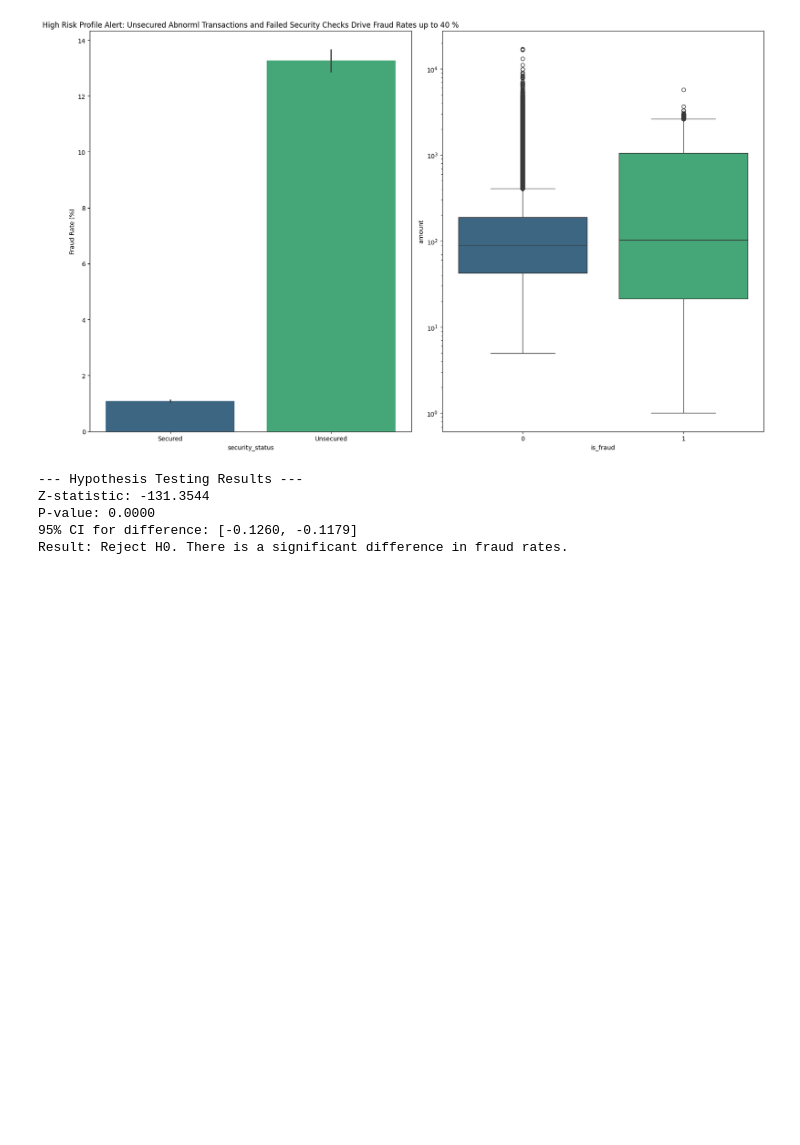
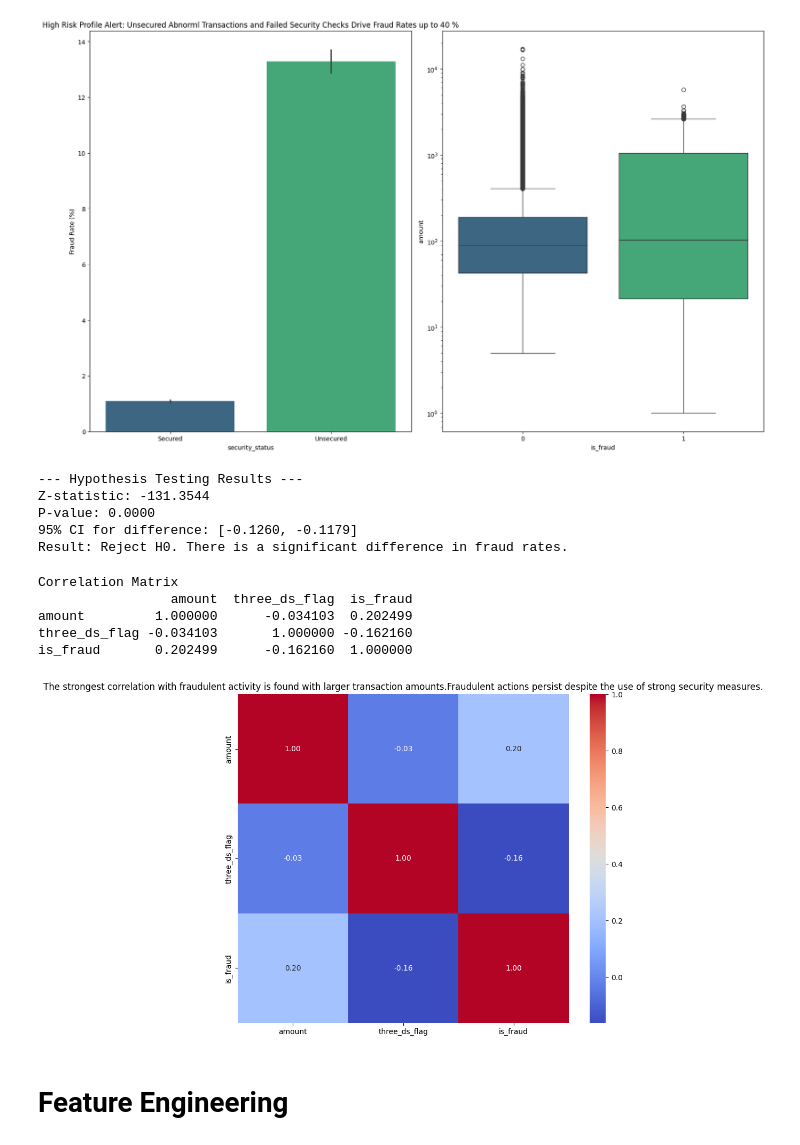
Before and after one commit to Naveengupta2006/Ecommerce-Fraud-Detection, a Jupyter notebook: Fraud_Detection_Analysis.ipynb, the cells around one changed output. Cells and saved outputs as stored; diff of their text form; code cells hidden in the pictures; blank space fills up the shorter version.

```diff
--- a/Fraud_Detection_Analysis.ipynb
+++ b/Fraud_Detection_Analysis.ipynb
@@ -745,3 +740,27 @@ Z-statistic: -131.3544
 P-value: 0.0000
 95% CI for difference: [-0.1260, -0.1179]
 Result: Reject H0. There is a significant difference in fraud rates.
+# %%
+# Create the list for correlaion check
+corr = ['amount','three_ds_flag','is_fraud']
+
+# calculation correlation
+correlation_matrix = df[corr].corr()
+
+print("Correlation Matrix")
+print(correlation_matrix)
+
+# Visualize the Relationship
+plt.figure(figsize=(10,8))
+sns.heatmap(correlation_matrix, annot= True, cmap= 'coolwarm', fmt= ".2f")
+plt.title("The strongest correlation with fraudulent activity is found with larger transaction amounts.Fraudulent actions persist despite the use of strong security measures.")
+plt.show()
+# %% [output]
+Correlation Matrix
+                 amount  three_ds_flag  is_fraud
+amount         1.000000      -0.034103  0.202499
+three_ds_flag -0.034103       1.000000 -0.162160
+is_fraud       0.202499      -0.162160  1.000000
+[figure, added]
+# %% [markdown]
+# Feature Engineering
```
Also changed, not shown: parts of 8 cells of this notebook.
